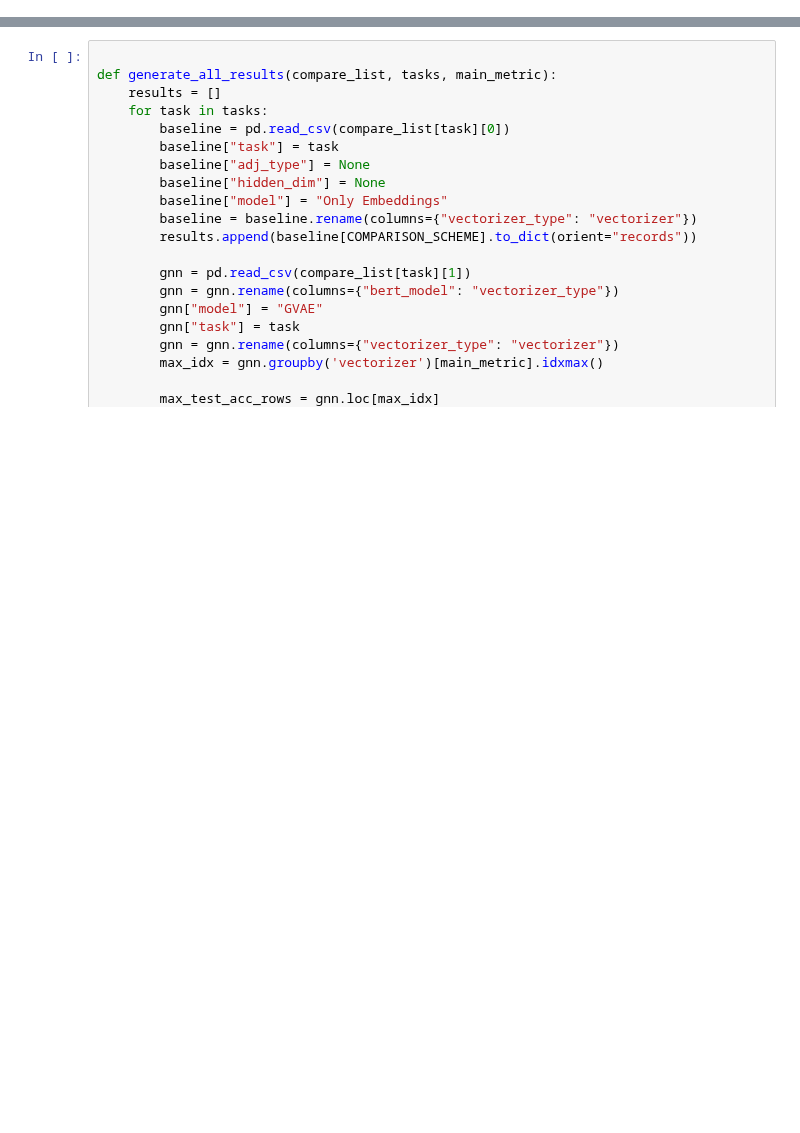
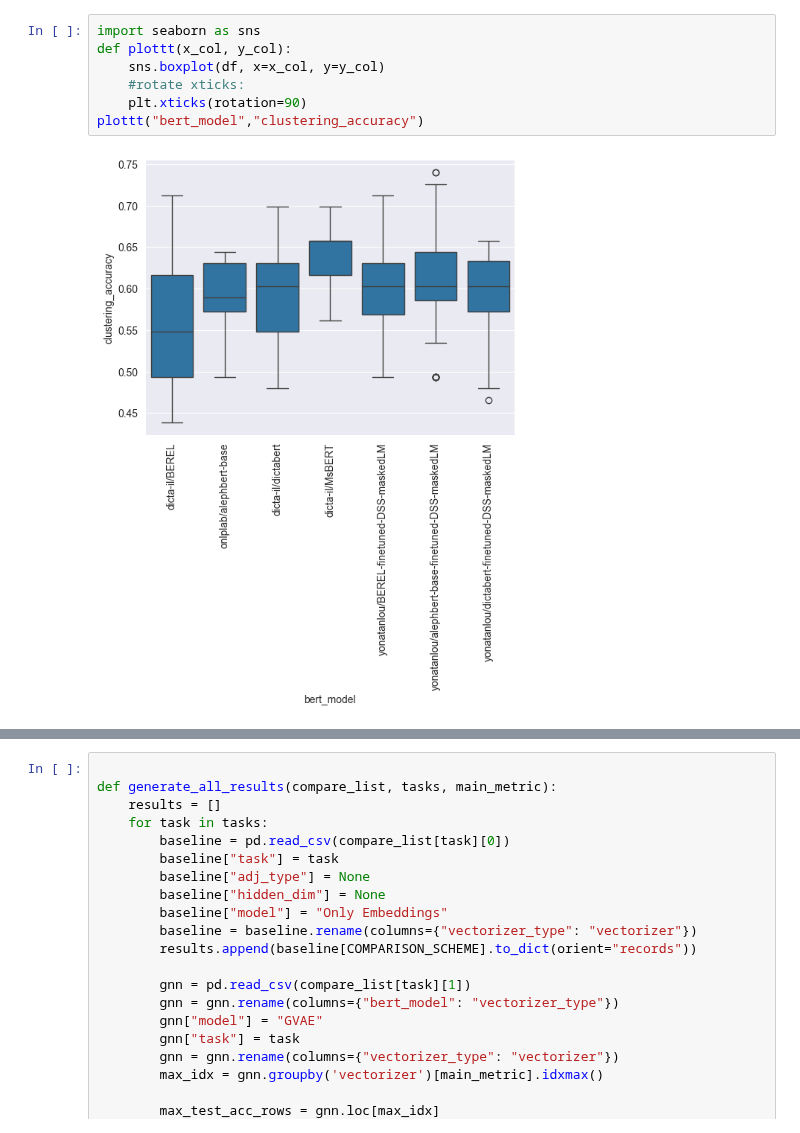
Before and after one commit to yonatanlou/QumranNLP, a Jupyter notebook: notebooks/4.2-gnn_analysis_unsupervised.ipynb, the cells around one changed output, grey strips where cells are left out. Cells and saved outputs as stored; diff of their text form; blank space fills up the shorter version.

```diff
--- a/notebooks/4.2-gnn_analysis_unsupervised.ipynb
+++ b/notebooks/4.2-gnn_analysis_unsupervised.ipynb
@@ -11 +47,10 @@ BASELINE_GNN_DIR = f"{BASE_DIR}/experiments/{domain}/gnn/{exp_name}"
+# %%
+import seaborn as sns
+def plottt(x_col, y_col):
+    sns.boxplot(df, x=x_col, y=y_col)
+    #rotate xticks:
+    plt.xticks(rotation=90)
+plottt("bert_model","clustering_accuracy")
+# %% [output]
+[figure, added]
 # %%
```
Also changed, not shown: parts of 17 cells of this notebook, 33 other files.
